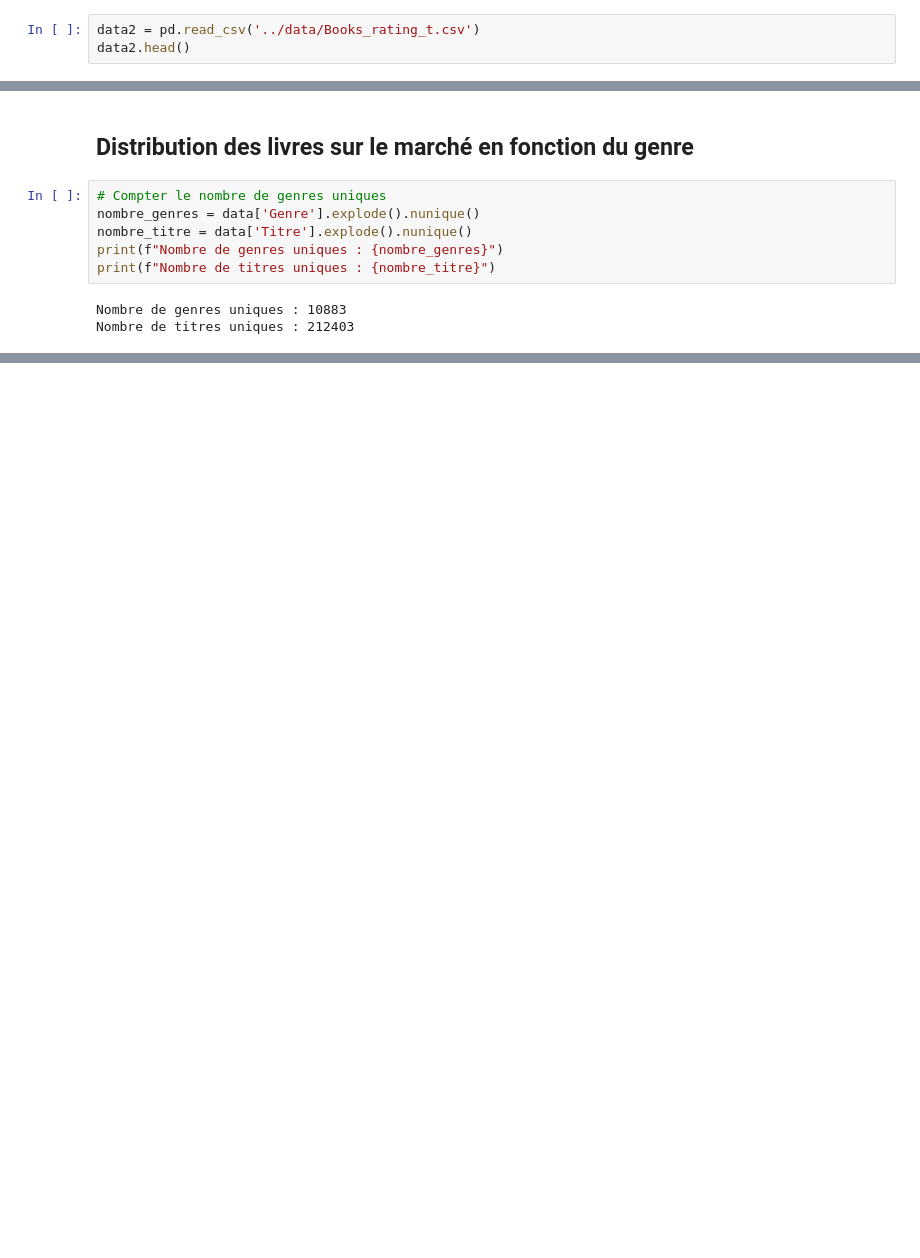
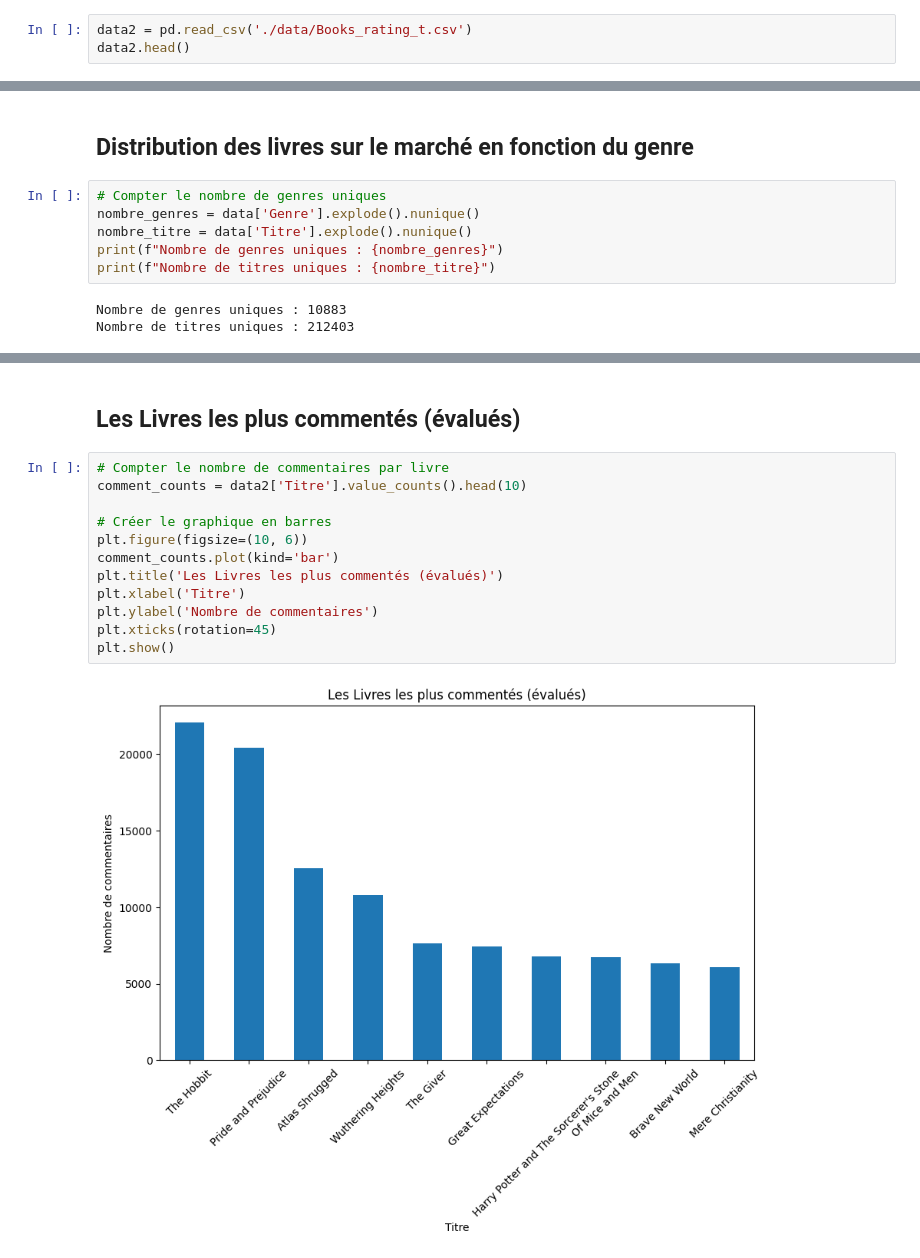
Before and after one commit to Tigropoil/SAE_S6, a Jupyter notebook: analyseData.ipynb, the cells around one changed output, grey strips where cells are left out. Drawn from its saved outputs; the diff is of its cells as text; blank space fills up the shorter version.

```diff
--- a/analyseData.ipynb
+++ b/analyseData.ipynb
@@ -36,5 +34,5 @@ data.head(25)
 # %%
-data2 = pd.read_csv('../data/Books_rating_t.csv')
+data2 = pd.read_csv('./data/Books_rating_t.csv')
 data2.head()
 # %% [output]
 |  | Id | Titre | Prix | User_id | Nom lecteur | revue/utilité | revue/score | revue/heure | ... |
@@ -69,0 +85,16 @@ KeyboardInterrupt:
+# %% [markdown]
+## Les Livres les plus commentés (évalués)
+# %%
+# Compter le nombre de commentaires par livre
+comment_counts = data2['Titre'].value_counts().head(10)
+
+# Créer le graphique en barres
+plt.figure(figsize=(10, 6))
+comment_counts.plot(kind='bar')
+plt.title('Les Livres les plus commentés (évalués)')
+plt.xlabel('Titre')
+plt.ylabel('Nombre de commentaires')
+plt.xticks(rotation=45)
+plt.show()
+# %% [output]
+[figure, added]
```
Also changed, not shown: parts of 5 cells of this notebook.
